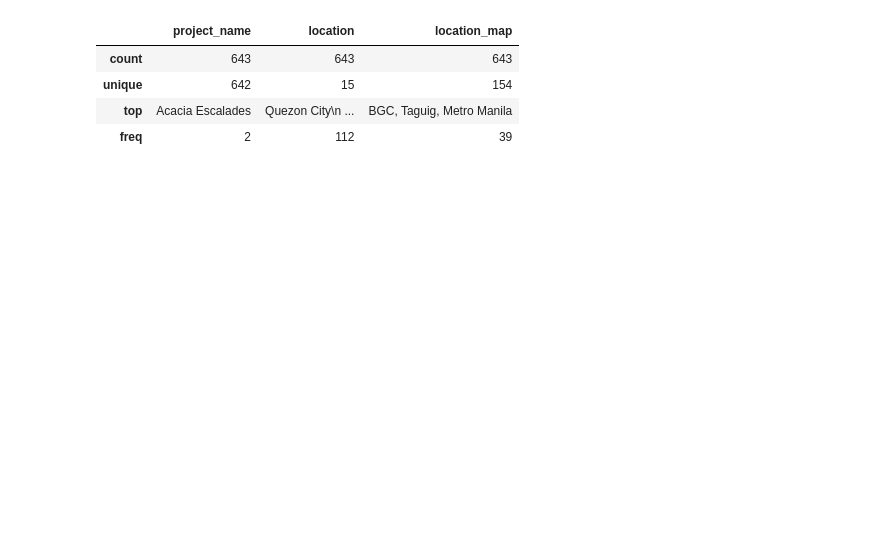
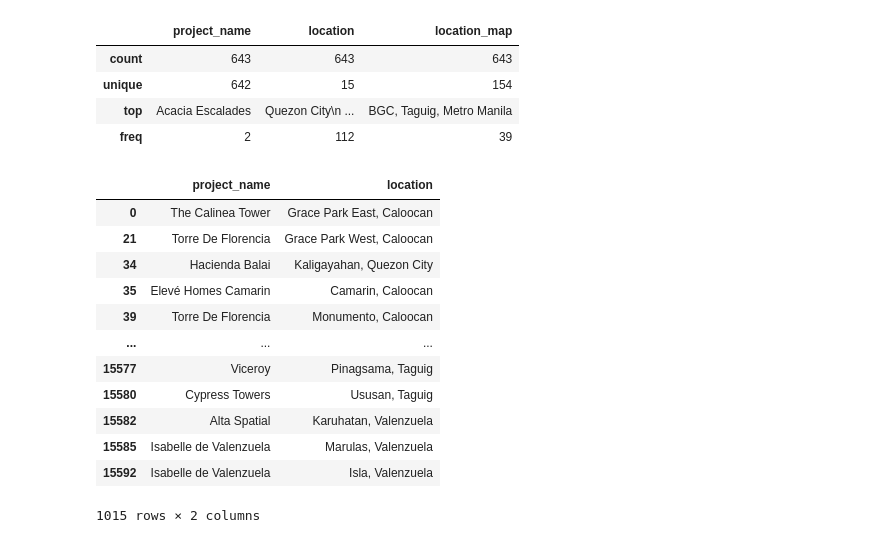
Before and after one commit to darryl-john/condo-amenity-proximity, a Jupyter notebook: data_properties/data-clean-properties.ipynb, the cells around one changed output. Drawn from its saved outputs; the diff is of its cells as text; code cells hidden in the pictures; blank space fills up the shorter version.

```diff
--- a/data_properties/data-clean-properties.ipynb
+++ b/data_properties/data-clean-properties.ipynb
@@ -18,3 +18,25 @@ df.describe(include='all')
 | unique | 642 | 15 | 154 |
 | top | Acacia Escalades | Quezon City\n ... | BGC, Taguig, Metro Manila |
 | freq | 2 | 112 | 39 |
+# %%
+# read csv file from another directory
+df_listings = pd.read_csv("D:/HEDONIC-MODEL/data_listings/data-listings.csv", dtype=str)
+
+# subset the DataFrame to include only relevant columns
+df_listings = df_listings[['project_name', 'location']].dropna().drop_duplicates()
+
+df_listings
+# %% [output]
+|  | project_name | location |
+| 0 | The Calinea Tower | Grace Park East, Caloocan |
+| 21 | Torre De Florencia | Grace Park West, Caloocan |
+| 34 | Hacienda Balai | Kaligayahan, Quezon City |
+| 35 | Elevé Homes Camarin | Camarin, Caloocan |
+| 39 | Torre De Florencia | Monumento, Caloocan |
+| ... | ... | ... |
+| 15577 | Viceroy | Pinagsama, Taguig |
+| 15580 | Cypress Towers | Ususan, Taguig |
+| 15582 | Alta Spatial | Karuhatan, Valenzuela |
+| 15585 | Isabelle de Valenzuela | Marulas, Valenzuela |
+| 15592 | Isabelle de Valenzuela | Isla, Valenzuela |
+1015 rows × 2 columns
```
Also changed, not shown: parts of 3 cells of this notebook, 2 other files.
